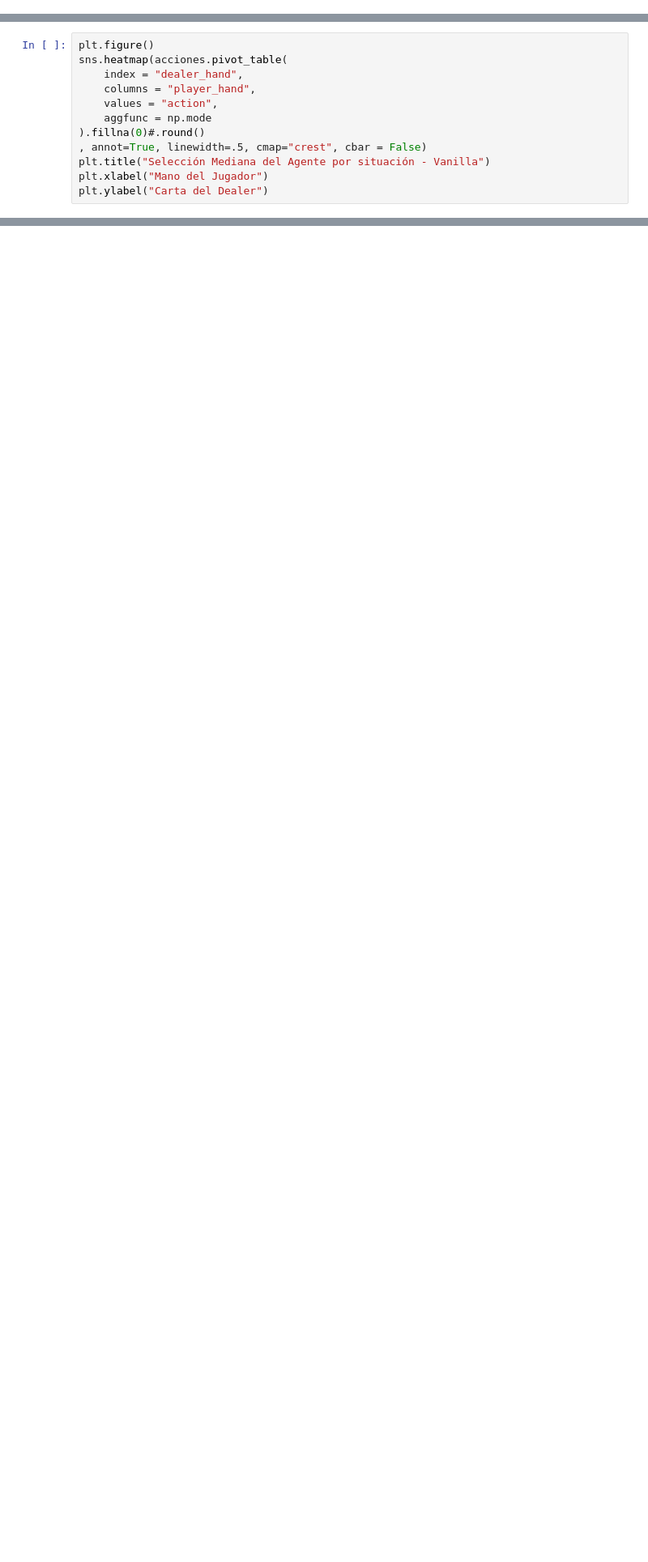
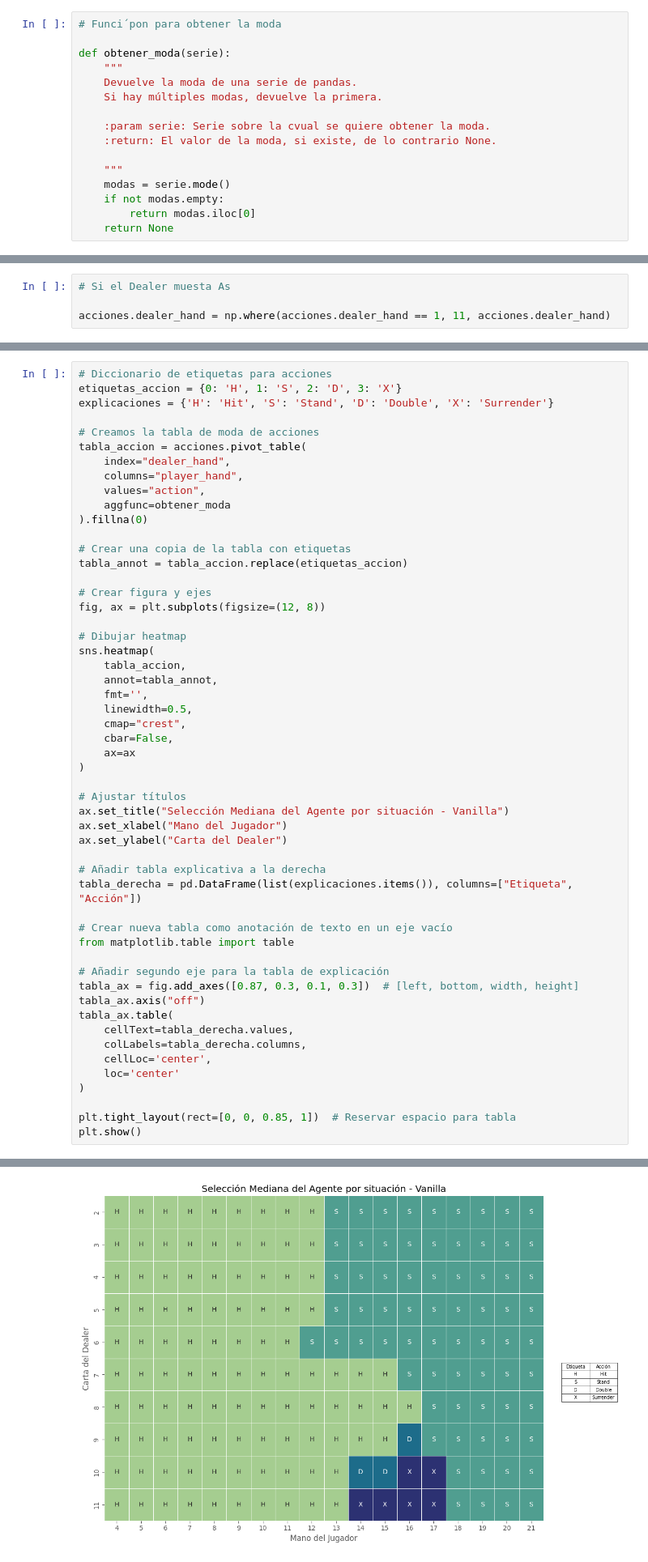
Before and after one commit to ediaznav/dl_dqlearning_blackjack, a Jupyter notebook: notebooks/results.ipynb, the cells around one changed output, grey strips where cells are left out. Shown: that part at 81% size. Saved outputs shown, nothing was run; the diff lists cells and outputs as text; blank space fills up the shorter version.

```diff
--- a/notebooks/results.ipynb
+++ b/notebooks/results.ipynb
@@ -37,0 +29,16 @@ acciones_duel.pivot_table(
+# %%
+# Funci´pon para obtener la moda
+
+def obtener_moda(serie):
+    """
+    Devuelve la moda de una serie de pandas.
+    Si hay múltiples modas, devuelve la primera.
+
+    :param serie: Serie sobre la cvual se quiere obtener la moda.
+    :return: El valor de la moda, si existe, de lo contrario None.
+
+    """
+    modas = serie.mode()
+    if not modas.empty:
+        return modas.iloc[0]
+    return None
@@ -37,0 +47,4 @@ acciones_duel.pivot_table(
+# %%
+# Si el Dealer muesta As
+
+acciones.dealer_hand = np.where(acciones.dealer_hand == 1, 11, acciones.dealer_hand)
@@ -38,13 +53,54 @@ acciones_duel.pivot_table(
 # %%
-plt.figure()
-sns.heatmap(acciones.pivot_table(
-    index = "dealer_hand",
-    columns = "player_hand",
-    values = "action",
-    aggfunc = np.mode
-).fillna(0)#.round()
-, annot=True, linewidth=.5, cmap="crest", cbar = False)
-plt.title("Selección Mediana del Agente por situación - Vanilla")
-plt.xlabel("Mano del Jugador")
-plt.ylabel("Carta del Dealer")
+# Diccionario de etiquetas para acciones
+etiquetas_accion = {0: 'H', 1: 'S', 2: 'D', 3: 'X'}
+explicaciones = {'H': 'Hit', 'S': 'Stand', 'D': 'Double', 'X': 'Surrender'}
+
+# Creamos la tabla de moda de acciones
+tabla_accion = acciones.pivot_table(
+    index="dealer_hand",
+    columns="player_hand",
+    values="action",
+    aggfunc=obtener_moda
+).fillna(0)
+
+# Crear una copia de la tabla con etiquetas
+tabla_annot = tabla_accion.replace(etiquetas_accion)
+
+# Crear figura y ejes
+fig, ax = plt.subplots(figsize=(12, 8))
+
+# Dibujar heatmap
+sns.heatmap(
+    tabla_accion,
+    annot=tabla_annot,
+    fmt='',
+    linewidth=0.5,
+    cmap="crest",
+    cbar=False,
+    ax=ax
+)
+
+# Ajustar títulos
+ax.set_title("Selección Mediana del Agente por situación - Vanilla")
+ax.set_xlabel("Mano del Jugador")
+ax.set_ylabel("Carta del Dealer")
+
+# Añadir tabla explicativa a la derecha
+tabla_derecha = pd.DataFrame(list(explicaciones.items()), columns=["Etiqueta", "Acción"])
+
+# Crear nueva tabla como anotación de texto en un eje vacío
+from matplotlib.table import table
+
+# Añadir segundo eje para la tabla de explicación
+tabla_ax = fig.add_axes([0.87, 0.3, 0.1, 0.3])  # [left, bottom, width, height]
+tabla_ax.axis("off")
+tabla_ax.table(
+    cellText=tabla_derecha.values,
+    colLabels=tabla_derecha.columns,
+    cellLoc='center',
+    loc='center'
+)
+
+plt.tight_layout(rect=[0, 0, 0.85, 1])  # Reservar espacio para tabla
+plt.show()
 # %% [output]
@@ -53 +107,2 @@ AttributeError: module 'numpy' has no attribute 'mode'
+[figure, added]
 # %%
```
Also changed, not shown: parts of 17 cells of this notebook, 13 other files.
